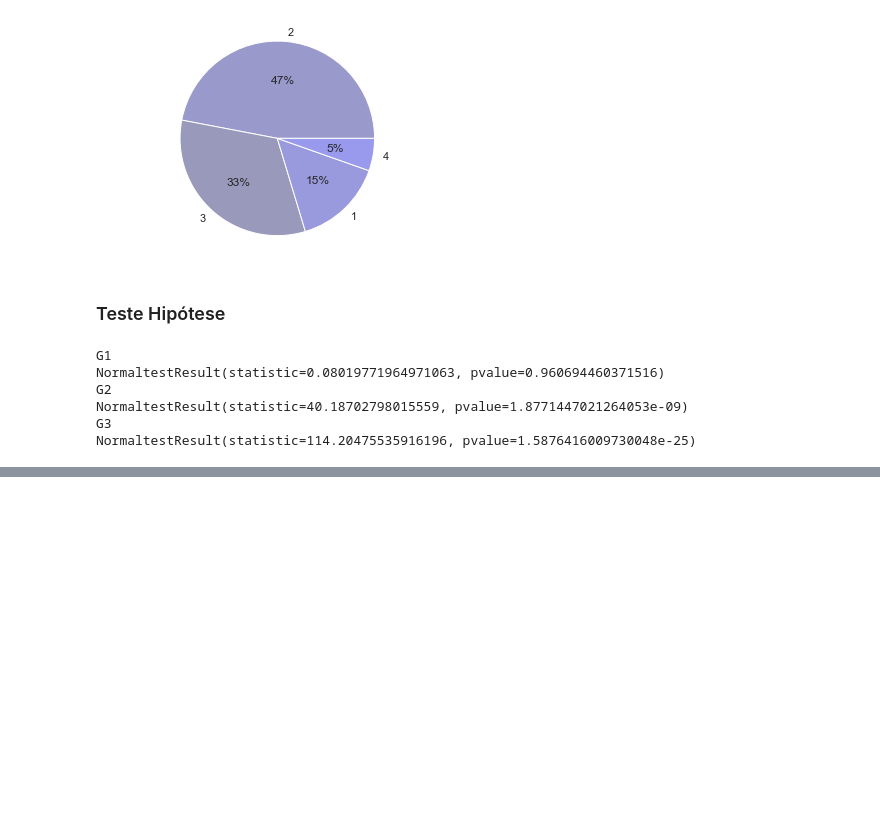
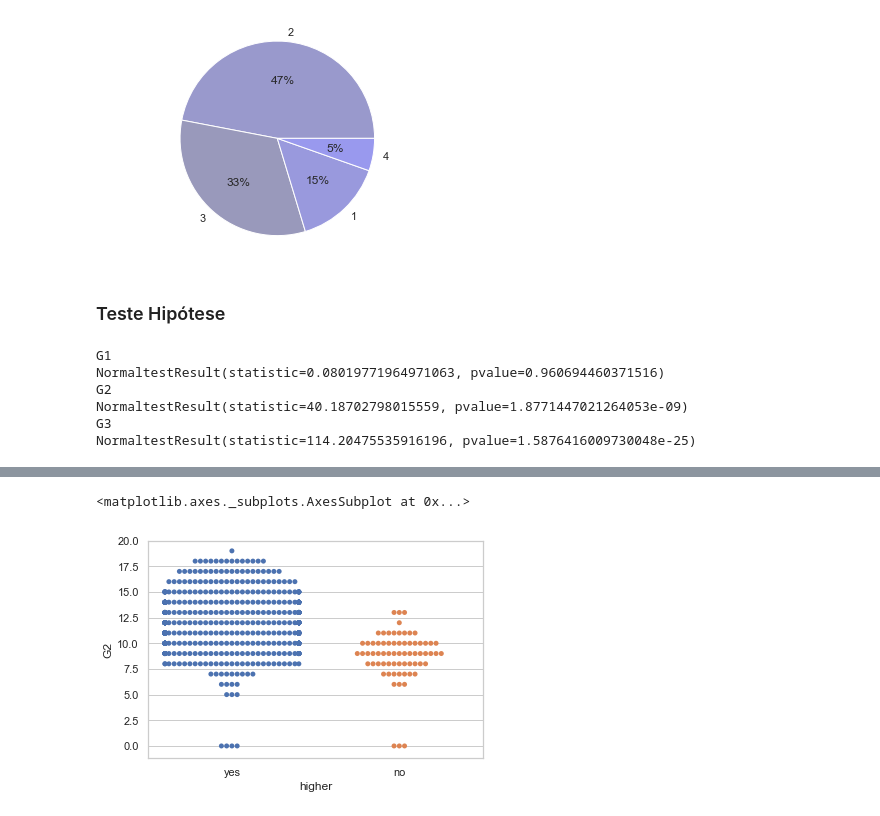
Before and after one commit to apretti93/trabalho, a Jupyter notebook: Notebook_Projeto_Final.ipynb, the cells around one changed output, grey strips where cells are left out. Drawn from its saved outputs; the diff is of its cells as text; code cells hidden in the pictures; blank space fills up the shorter version.

```diff
--- a/Notebook_Projeto_Final.ipynb
+++ b/Notebook_Projeto_Final.ipynb
@@ -185,0 +196,5 @@ NormaltestResult(statistic=114.20475535916196, pvalue=1.5876416009730048e-25)
+# %%
+sns.swarmplot(x="higher",y="G2",data=df)
+# %% [output]
+<matplotlib.axes._subplots.AxesSubplot at 0x...>
+[figure, added]
```
Also changed, not shown: parts of 10 cells of this notebook.
